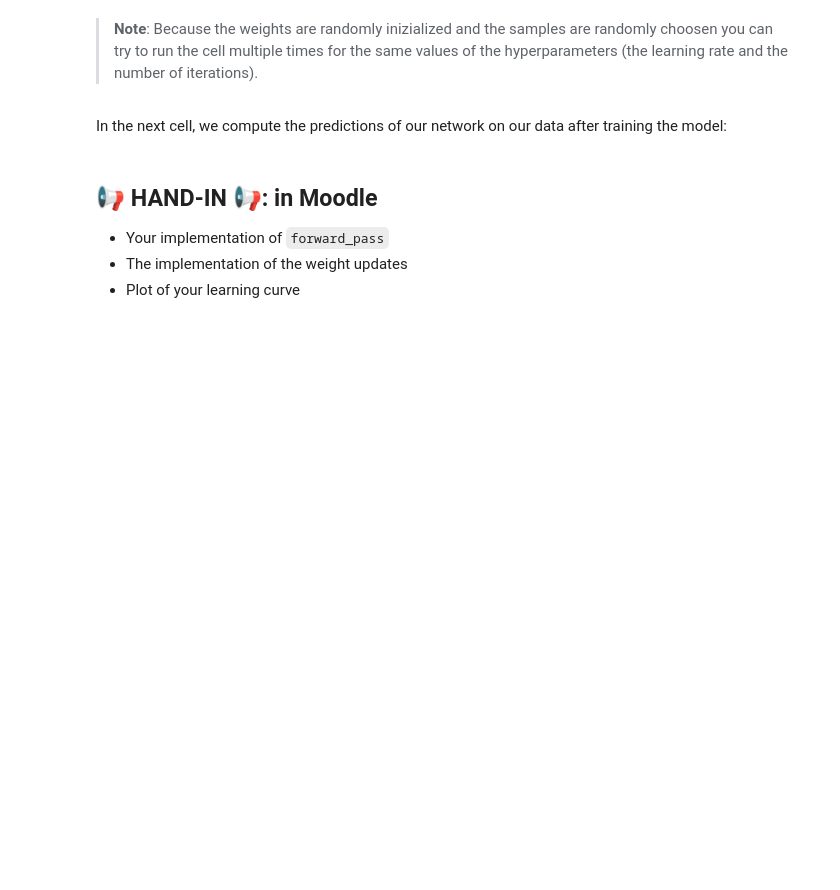
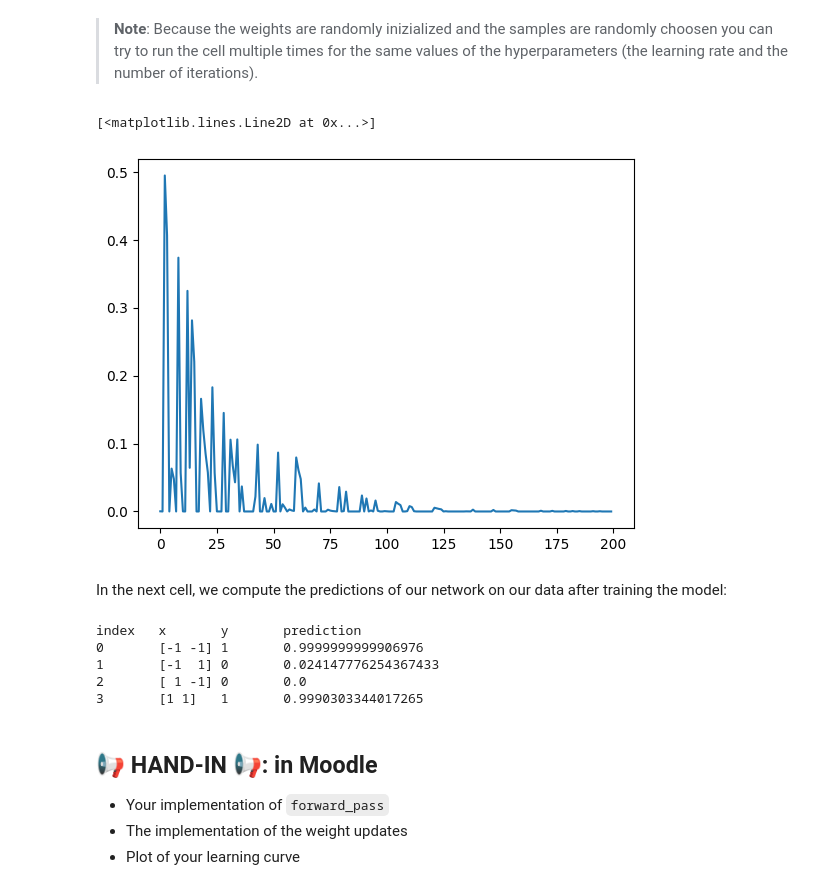
Before and after one commit to Suhejl/MLDM_Labs, a Jupyter notebook: week6/L06_Neural_Networks.ipynb, the cells around one changed output. Drawn from its saved outputs; the diff is of its cells as text; code cells hidden in the pictures; blank space fills up the shorter version.

```diff
--- a/week6/L06_Neural_Networks.ipynb
+++ b/week6/L06_Neural_Networks.ipynb
@@ -336,37 +336,46 @@ where $\alpha$ denotes the learning rate.
 # %%
 W, u = initialize_weights()
 
-learning_rate = ...   # choose a learning rate
-n_steps = ...         # choose a number of training iterations
+learning_rate = 0.05   # choose a learning rate
+n_steps = 200         # choose a number of training iterations
 
 losses = []
 
 for t in range(n_steps):
 
   # randomly sample one of the 4 data points
   sample_ix = rng.integers(0,4)
   x_t = X[sample_ix]
   y_t = y[sample_ix]
 
   # compute and log squared error for the current sample
   loss = 0.5 * (y_t - forward_pass(x_t, W, u))**2
   losses.append(loss)
 
   # compute gradients (partial derivatives of our weights)
   grad_u, grad_w = grads(y_t, x_t, W, u)
 
   # update the weights (model parameters)
-  W = ...
-  u = ...
+  W = W - learning_rate * grad_w
+  u = u - learning_rate * grad_u
 
 # plot learning curve
 plt.plot(np.arange(n_steps), losses)
+# %% [output]
+[<matplotlib.lines.Line2D at 0x...>]
+[figure, added]
 # %% [markdown]
 In the next cell, we compute the predictions of our network on our data after training the model:
 # %%
 print("index", "x", "y", "prediction", sep="\t")
 for i in range(4):
   print(i, X[i, :], y[i], forward_pass(X[i, :], W, u), sep="\t")
+# %% [output]
+index   x       y       prediction
+0       [-1 -1] 1       0.9999999999906976
+1       [-1  1] 0       0.024147776254367433
+2       [ 1 -1] 0       0.0
+3       [1 1]   1       0.9990303344017265
 # %% [markdown]
 ## 📢 **HAND-IN** 📢: in Moodle
 
```
Also changed, not shown: parts of 6 cells of this notebook.
